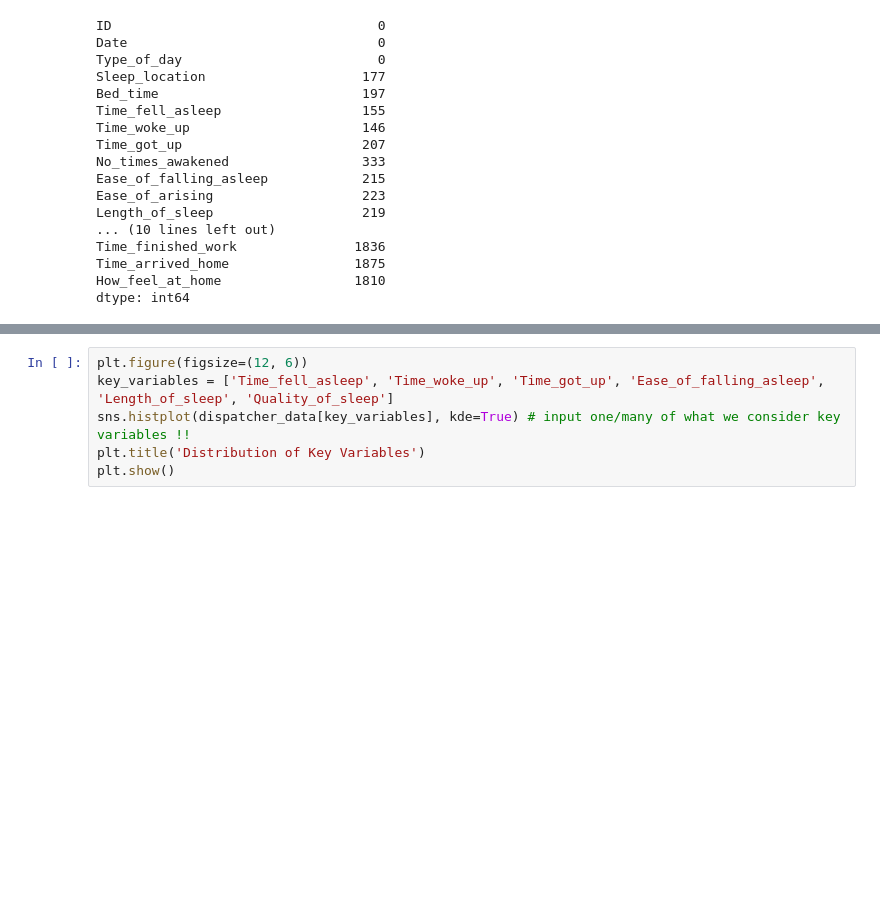
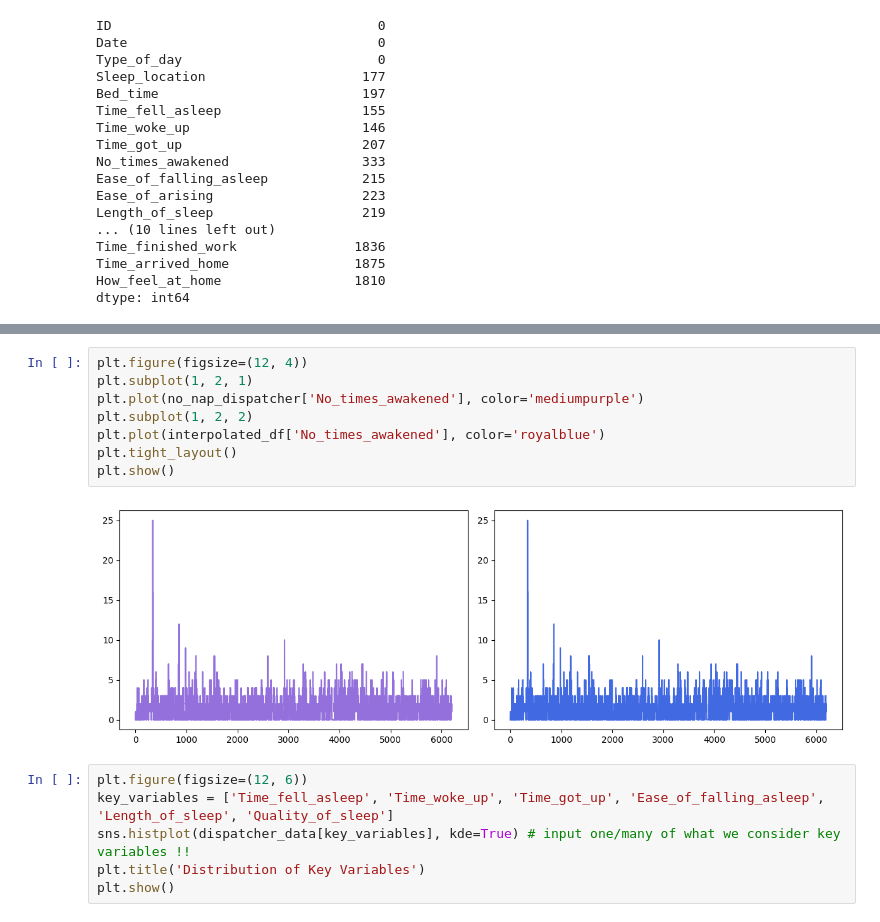
Before and after one commit to sarahwinters64/mn_sw_portfolio_projects, a Jupyter notebook: Project Vol3B/Data Cleaning & Description.ipynb, the cells around one changed output, grey strips where cells are left out. Drawn from its saved outputs; the diff is of its cells as text; blank space fills up the shorter version.

```diff
--- a/Project Vol3B/Data Cleaning & Description.ipynb
+++ b/Project Vol3B/Data Cleaning & Description.ipynb
@@ -160,3 +215,13 @@ dtype: int64
+# %%
+plt.figure(figsize=(12, 4))
+plt.subplot(1, 2, 1)
+plt.plot(no_nap_dispatcher['No_times_awakened'], color='mediumpurple')
+plt.subplot(1, 2, 2)
+plt.plot(interpolated_df['No_times_awakened'], color='royalblue')
+plt.tight_layout()
+plt.show()
+# %% [output]
+[figure, added]
 # %%
 plt.figure(figsize=(12, 6))
 key_variables = ['Time_fell_asleep', 'Time_woke_up', 'Time_got_up', 'Ease_of_falling_asleep', 'Length_of_sleep', 'Quality_of_sleep']
```
Also changed, not shown: parts of 5 cells of this notebook.
